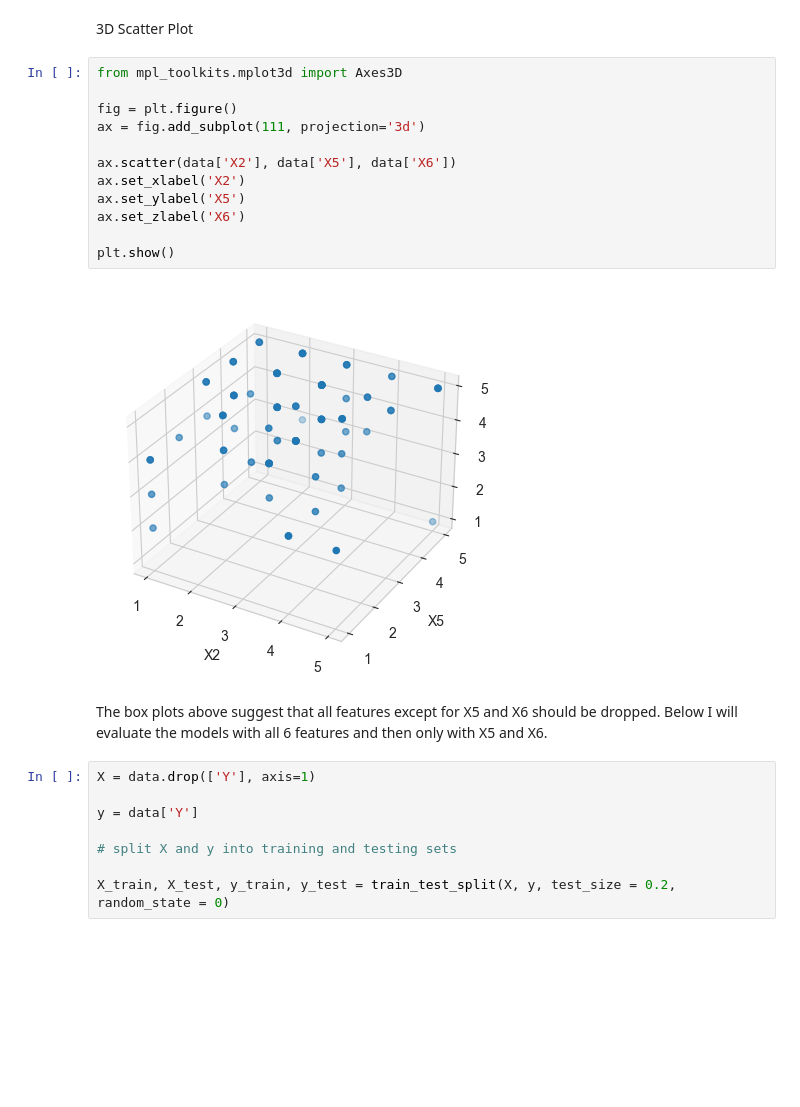
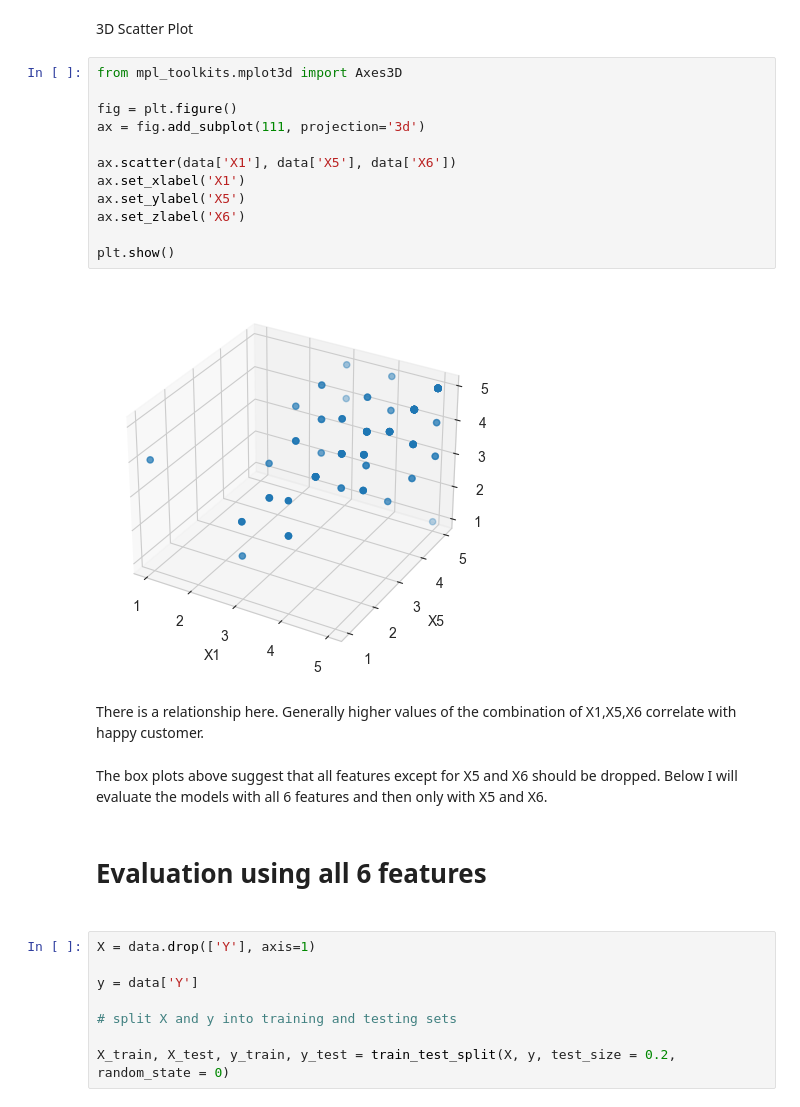
Before and after one commit to pranav-netizen/GzHmM9Jpdpfq0fdG, a Jupyter notebook: first-project-apziva.ipynb, the cells around one changed output. Drawn from its saved outputs; the diff is of its cells as text; blank space fills up the shorter version.

```diff
--- a/first-project-apziva.ipynb
+++ b/first-project-apziva.ipynb
@@ -152,19 +191,23 @@ Heat map confirms there is no coherent relationship or correlation between varia
 # %%
 from mpl_toolkits.mplot3d import Axes3D
 
 fig = plt.figure()
 ax = fig.add_subplot(111, projection='3d')
 
-ax.scatter(data['X2'], data['X5'], data['X6'])
-ax.set_xlabel('X2')
+ax.scatter(data['X1'], data['X5'], data['X6'])
+ax.set_xlabel('X1')
 ax.set_ylabel('X5')
 ax.set_zlabel('X6')
 
 plt.show()
 # %% [output]
-[figure, old version]
+[figure, new version]
+# %% [markdown]
+There is a relationship here. Generally higher values of the combination of X1,X5,X6 correlate with happy customer.
 # %% [markdown]
 The box plots above suggest that all features except for X5 and X6 should be dropped. Below I will evaluate the models with all 6 features and then only with X5 and X6.
+# %% [markdown]
+<h1> Evaluation using all 6 features <h1>
 # %%
 X = data.drop(['Y'], axis=1)
 
```
Also changed, not shown: parts of 85 cells of this notebook.
